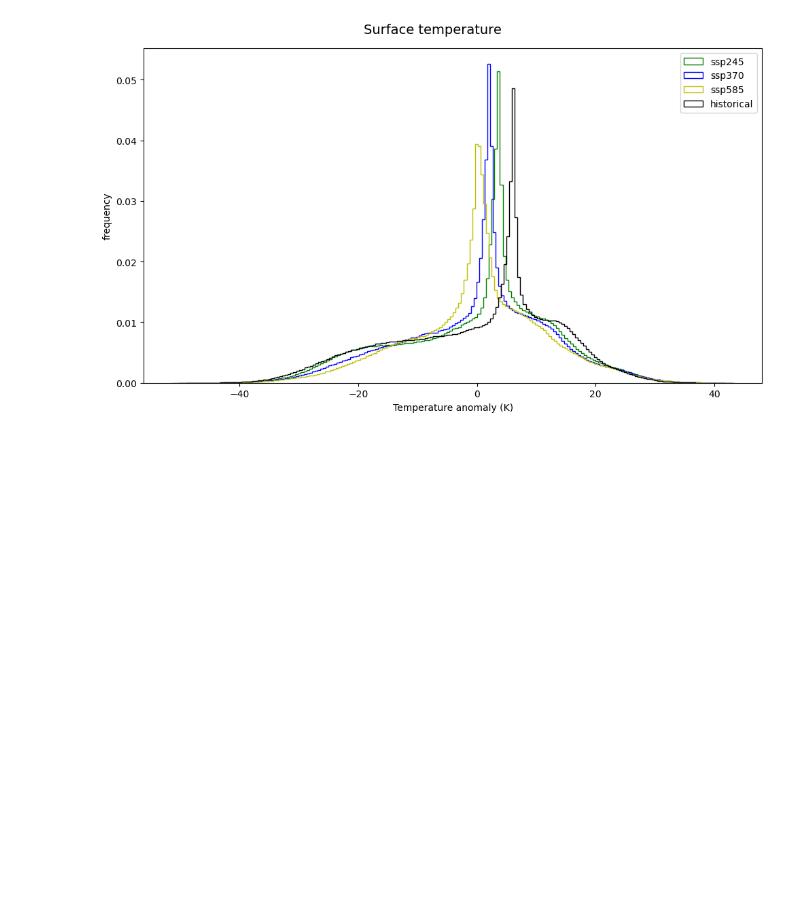
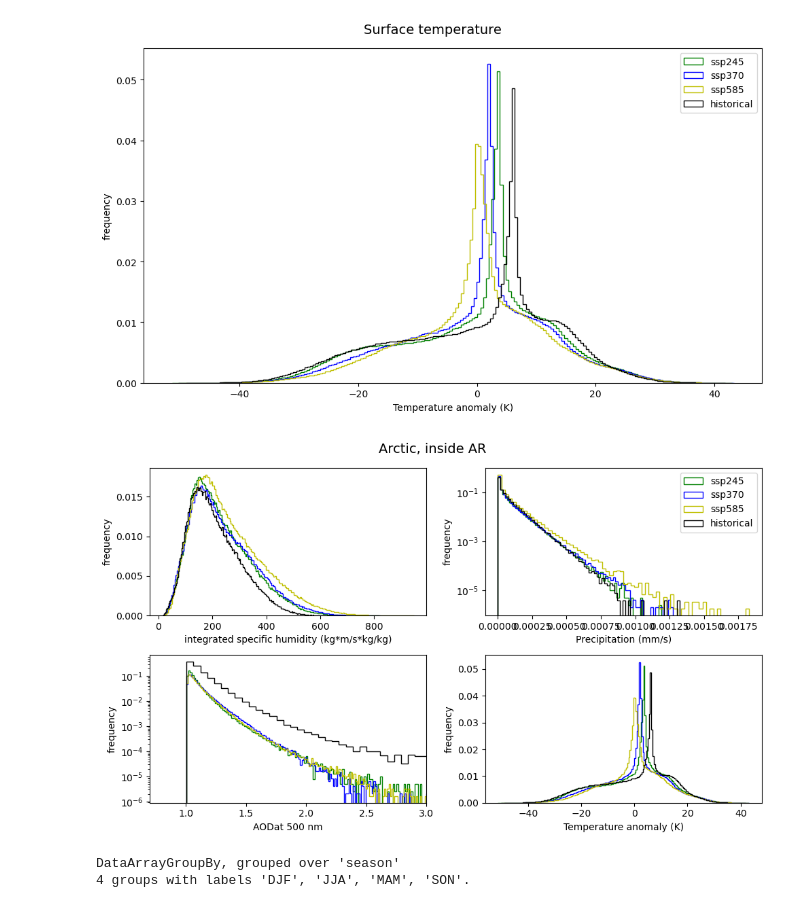
Before and after one commit to eScience-course/Tjaernoe2022-group5, a Jupyter notebook: notebooks/Lea/fp_all_scenarios.ipynb, the cells around one changed output. Saved outputs shown, nothing was run; the diff lists cells and outputs as text; code cells hidden in the pictures; blank space fills up the shorter version.

```diff
--- a/notebooks/Lea/fp_all_scenarios.ipynb
+++ b/notebooks/Lea/fp_all_scenarios.ipynb
@@ -303,6 +370,53 @@ axs.hist(int_nhh, weights = np.zeros_like(int_nhh)+1./int_nhh.size,
        alpha = 0.2, color = "k", label = "historical", bins=np.logspace(np.log10(int_nhh.min()),np.log10(int_nhh.max()),30))
 axs.legend()
 axs.set(xscale = 'log',  xlabel = 'integrated specific humidity (Pa*kg/kg)', ylabel = 'frequency')'''
+# %%
+fig, axs = plt.subplots(2,2, figsize=(10,6))
+fig.suptitle('Arctic, inside AR', fontsize=14)
+axs = axs.flatten()
+axs[0].hist(int_nh245, weights = np.zeros_like(int_nh245)+1./int_nh245.size,
+        fill = False, edgecolor='g', histtype = 'step', linewidth = 1, label = "ssp245", bins= 200)
+axs[0].hist(int_nh370, weights = np.zeros_like(int_nh370)+1./int_nh370.size,
+        fill = False, edgecolor='b', histtype = 'step', linewidth = 1, label = "ssp370", bins= 200)
+axs[0].hist(int_nh585, weights = np.zeros_like(int_nh585)+1./int_nh585.size,
+        fill = False, edgecolor='y',  histtype = 'step', linewidth = 1,label = "ssp585", bins= 200)
+axs[0].hist(int_nhh, weights = np.zeros_like(int_nhh)+1./int_nhh.size,
+        fill = False, edgecolor='k', histtype = 'step', linewidth = 1, label = "historical", bins= 200)
+axs[0].set( xlabel = 'integrated specific humidity (kg*m/s*kg/kg)', ylabel = 'frequency')
+
+axs[1].hist(np245, weights = np.zeros_like(np245)+1./np245.size,
+        fill = False, edgecolor='g', histtype = 'step', linewidth = 1, label = "ssp245", bins = 70)
+axs[1].hist(np370, weights = np.zeros_like(np370)+1./np370.size,
+        fill = False, edgecolor='b', histtype = 'step', linewidth = 1, label = "ssp370", bins = 70)
+axs[1].hist(np585, weights = np.zeros_like(np585)+1./np585.size,
+        fill = False, edgecolor='y',  histtype = 'step', linewidth = 1,label = "ssp585", bins = 70)
+axs[1].hist(nph, weights = np.zeros_like(nph)+1./nph.size,
+        fill = False, edgecolor='k', histtype = 'step', linewidth = 1, label = "historical", bins = 70)
+axs[1].set(yscale ='log', xlabel = 'Precipitation (mm/s)', ylabel = 'frequency')
+axs[1].legend()
+
+axs[2].hist(na245, weights = np.zeros_like(na245)+1./na245.size,
+        fill = False, edgecolor='g', histtype = 'step', linewidth = 1, label = "ssp245", bins= 200, )
+axs[2].hist(na370, weights = np.zeros_like(na370)+1./na370.size,
+        fill = False, edgecolor='b', histtype = 'step', linewidth = 1, label = "ssp370", bins= 200,)
+axs[2].hist(na585, weights = np.zeros_like(na585)+1./na585.size,
+        fill = False, edgecolor='y',  histtype = 'step', linewidth = 1,label = "ssp585", bins= 200, )
+axs[2].hist(nah, weights = np.zeros_like(nah)+1./nah.size,
+        fill = False, edgecolor='k', histtype = 'step', linewidth = 1, label = "historical", bins= 200, )
+axs[2].set(yscale = 'log', xlim = (0.7,3), xlabel = 'AODat 500 nm', ylabel = 'frequency')
+
+axs[3].hist(nt245, weights = np.zeros_like(nt245)+1./nt245.size,
+        fill = False, edgecolor='g', histtype = 'step', linewidth = 1, label = "ssp245", bins = 200)
+axs[3].hist(nt370, weights = np.zeros_like(nt370)+1./nt370.size,
+        fill = False, edgecolor='b', histtype = 'step', linewidth = 1, label = "ssp370", bins = 200)
+axs[3].hist(nt585, weights = np.zeros_like(nt585)+1./nt585.size,
+        fill = False, edgecolor='y',  histtype = 'step', linewidth = 1,label = "ssp585", bins = 200)
+axs[3].hist(nth, weights = np.zeros_like(nth)+1./nth.size,
+        fill = False, edgecolor='k', histtype = 'step', linewidth = 1, label = "historical", bins = 200)
+axs[3].set(xlabel = 'Temperature anomaly (K)', ylabel = 'frequency')
+plt.tight_layout()
+# %% [output]
+[figure, added]
 # %%
 '''# for frequency plots slice for plev >25000 and integrate over plev
 mpl =marc.sel(plev=slice(100000, 25000))
@@ -342,3 +456,8 @@ mp = mp[mp>0.0000024099]
 p = pl['pr'].values.flatten()
 p = p[~np.isnan(p)]
 p = p[p>0.0000024099] # threshold for averaged precipitation in the sahara in the same unit'''
+# %%
+d
+# %% [output]
+DataArrayGroupBy, grouped over 'season'
+4 groups with labels 'DJF', 'JJA', 'MAM', 'SON'.
```
Also changed, not shown: parts of 7 cells of this notebook.
